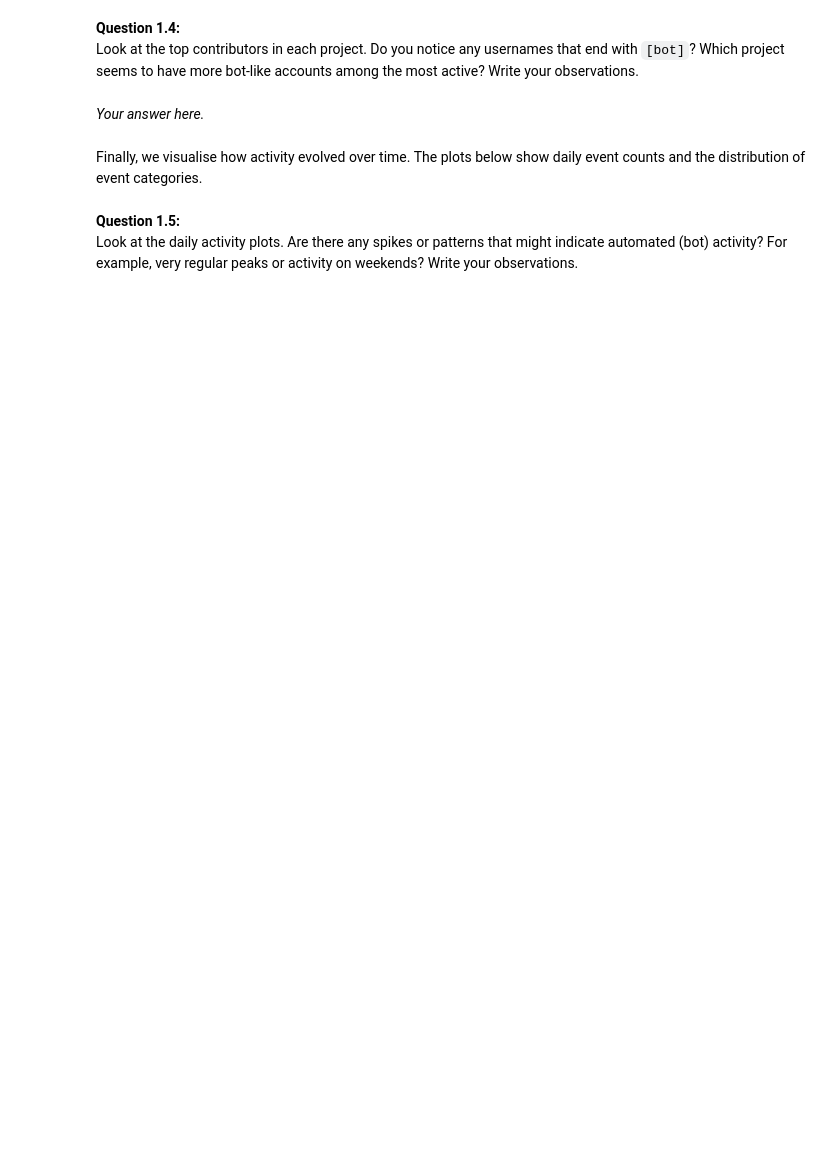
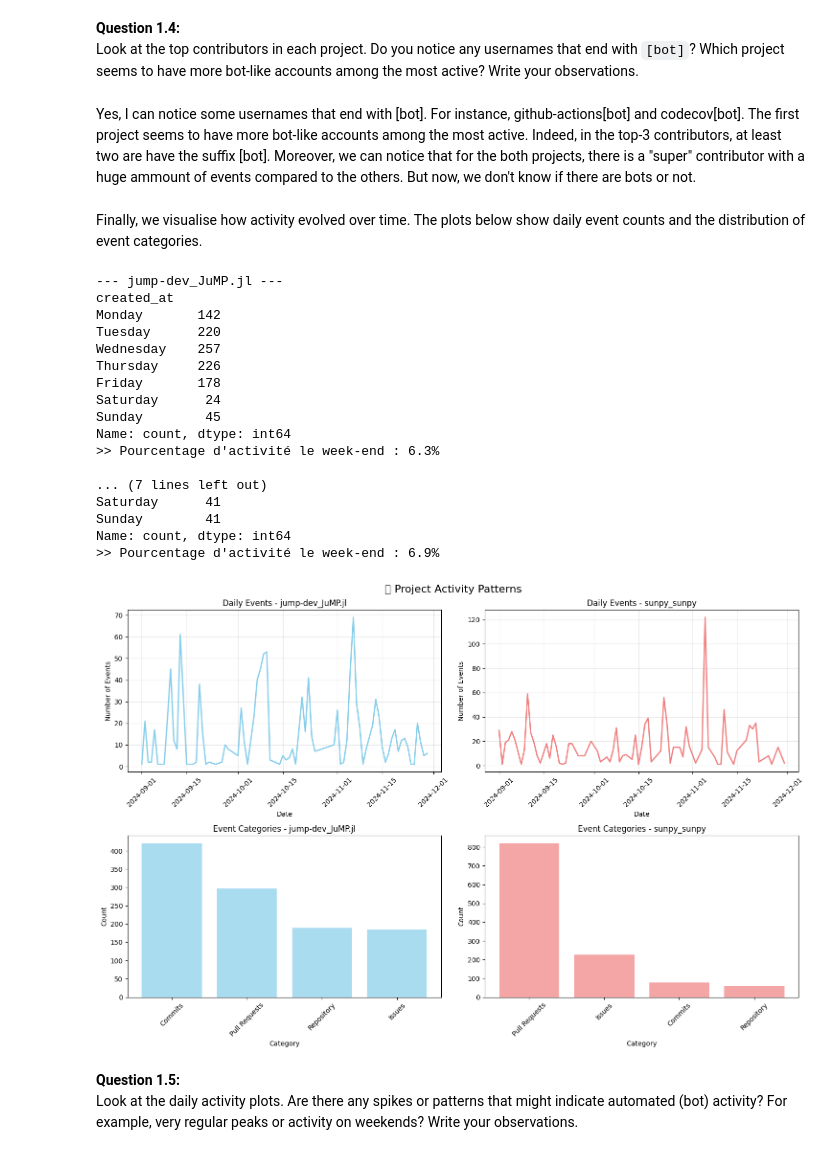
Before and after one commit to CaptainGAXS/Software-Evolution-Practical-Bots, a Jupyter notebook: Bots-Template.ipynb, the cells around one changed output. Cells and saved outputs as stored; diff of their text form; code cells hidden in the pictures; blank space fills up the shorter version.

```diff
--- a/Bots-Template.ipynb
+++ b/Bots-Template.ipynb
@@ -277,7 +277,11 @@ def analyse_event_types(df, project_name):
     # otherwise return 'Other'.
     def categorise_event(event_type):
         # Your code here (2-4 lines)
-        pass
+        for category, events in event_categories.items():
+            if event_type in events:
+                return category
+        return 'Other'
+
 
     df['event_category'] = df['type'].apply(categorise_event)
 
@@ -351,7 +440,7 @@ for project_name, df in project_dfs.items():
 **Question 1.4:**
 Look at the top contributors in each project. Do you notice any usernames that end with `[bot]`? Which project seems to have more bot‑like accounts among the most active? Write your observations.
 # %% [markdown]
-*Your answer here.*
+Yes, I can notice some usernames that end with [bot]. For instance, github-actions[bot] and codecov[bot]. The first project seems to have more bot-like accounts among the most active. Indeed, in the top-3 contributors, at least two are have the suffix [bot]. Moreover, we can notice that for the both projects, there is a "super" contributor with a huge ammount of events compared to the others. But now, we don't know if there are bots or not.
 # %% [markdown]
 Finally, we visualise how activity evolved over time. The plots below show daily event counts and the distribution of event categories.
 # %%
@@ -370,33 +459,62 @@ axes[0, 0].tick_params(axis='x', rotation=45)
 axes[0, 0].grid(True, alpha=0.3)
 
 # Plot 2: Daily event counts for Project 2
 project2_df = project_dfs[PROJECT_2_NAME]
 daily_counts_2 = project2_df.groupby(project2_df['created_at'].dt.date).size()
 axes[0, 1].plot(daily_counts_2.index, daily_counts_2.values, color='lightcoral', linewidth=2)
 axes[0, 1].set_title(f'Daily Events - {PROJECT_2_NAME}')
 axes[0, 1].set_xlabel('Date')
 axes[0, 1].set_ylabel('Number of Events')
 axes[0, 1].tick_params(axis='x', rotation=45)
 axes[0, 1].grid(True, alpha=0.3)
 
 # Plot 3: Event type distribution for Project 1
 event_counts_1 = project1_df['event_category'].value_counts()
 axes[1, 0].bar(event_counts_1.index, event_counts_1.values, color='skyblue', alpha=0.7)
 axes[1, 0].set_title(f'Event Categories - {PROJECT_1_NAME}')
 axes[1, 0].set_xlabel('Category')
 axes[1, 0].set_ylabel('Count')
 axes[1, 0].tick_params(axis='x', rotation=45)
 
 # Plot 4: Event type distribution for Project 2
 event_counts_2 = project2_df['event_category'].value_counts()
 axes[1, 1].bar(event_counts_2.index, event_counts_2.values, color='lightcoral', alpha=0.7)
 axes[1, 1].set_title(f'Event Categories - {PROJECT_2_NAME}')
 axes[1, 1].set_xlabel('Category')
 axes[1, 1].set_ylabel('Count')
 axes[1, 1].tick_params(axis='x', rotation=45)
 
+# WEEKEND ANALYSIS
+for project_name, df in project_dfs.items():
+    print(f"\n--- {project_name} ---")
+
+    day_counts = df['created_at'].dt.day_name().value_counts()
+    days_order = ['Monday', 'Tuesday', 'Wednesday', 'Thursday', 'Friday', 'Saturday', 'Sunday']
+    day_counts = day_counts.reindex(days_order)
+
+    print(day_counts)
+
 plt.tight_layout()
 plt.show()
+# %% [output]
+--- jump-dev_JuMP.jl ---
+created_at
+Monday       142
+Tuesday      220
+Wednesday    257
+Thursday     226
+Friday       178
+Saturday      24
+Sunday        45
+Name: count, dtype: int64
+>> Pourcentage d'activité le week-end : 6.3%
+
+... (7 lines left out)
+Saturday      41
+Sunday        41
+Name: count, dtype: int64
+>> Pourcentage d'activité le week-end : 6.9%
+[figure, added]
 # %% [markdown]
 **Question 1.5:**
 Look at the daily activity plots. Are there any spikes or patterns that might indicate automated (bot) activity? For example, very regular peaks or activity on weekends? Write your observations.
```
Also changed, not shown: parts of 4 cells of this notebook.
